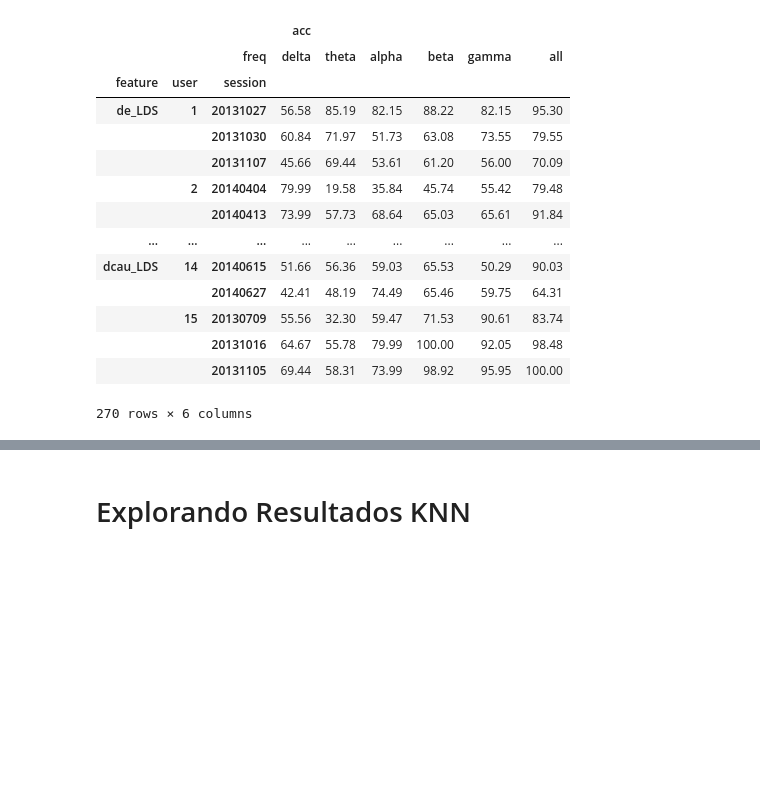
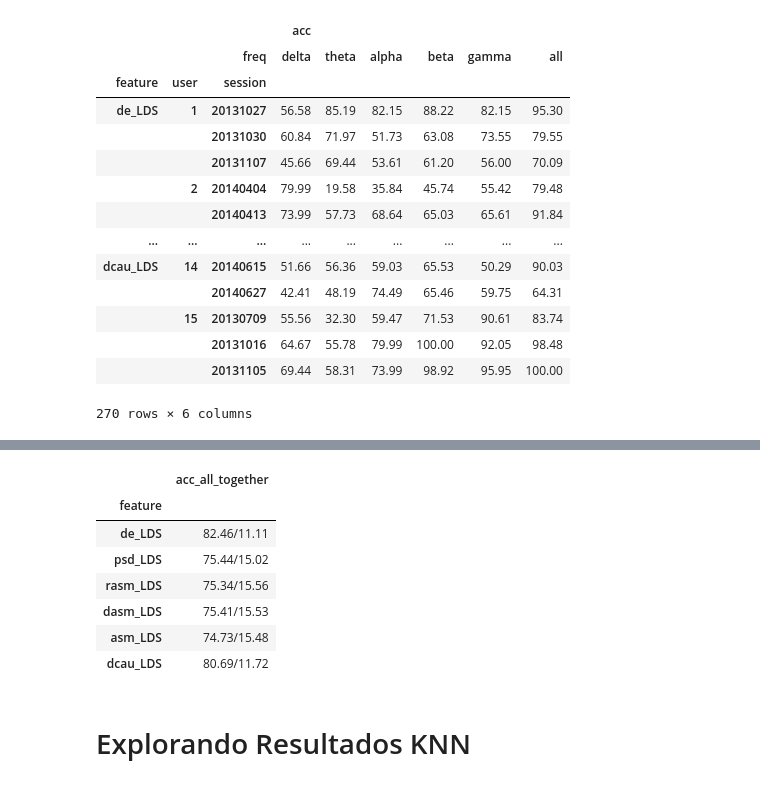
Before and after one commit to jvmr22/MSc-dissertation-EEG-Analysis, a Jupyter notebook: EDA_seed.ipynb, the cells around one changed output, grey strips where cells are left out. Cells and saved outputs as stored; diff of their text form; code cells hidden in the pictures; blank space fills up the shorter version.

```diff
--- a/EDA_seed.ipynb
+++ b/EDA_seed.ipynb
@@ -629,3 +676,15 @@ new_column_list
+# %%
+analysing_std_and_mean[['acc_all_together']]\
+    .reindex(['de_LDS','psd_LDS', 'rasm_LDS', 'dasm_LDS', 'asm_LDS','dcau_LDS'],axis=0)
+# %% [output]
+|  | acc_all_together |
+| feature |  |
+| de_LDS | 82.46/11.11 |
+| psd_LDS | 75.44/15.02 |
+| rasm_LDS | 75.34/15.56 |
+| dasm_LDS | 75.41/15.53 |
+| asm_LDS | 74.73/15.48 |
+| dcau_LDS | 80.69/11.72 |
 # %% [markdown]
 # Explorando Resultados KNN
 # %%
```
Also changed, not shown: parts of 8 cells of this notebook.
